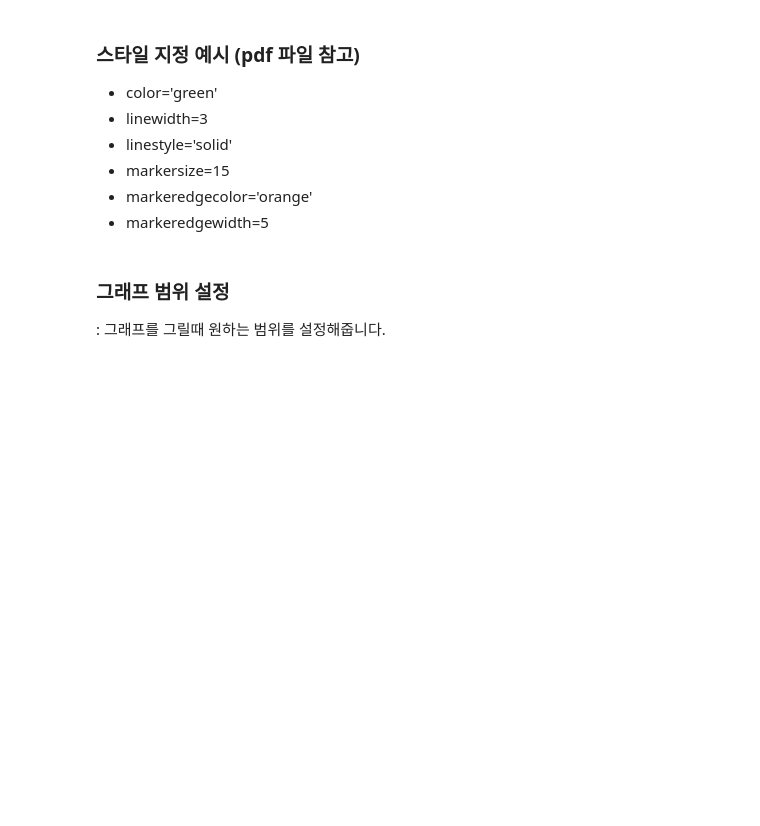
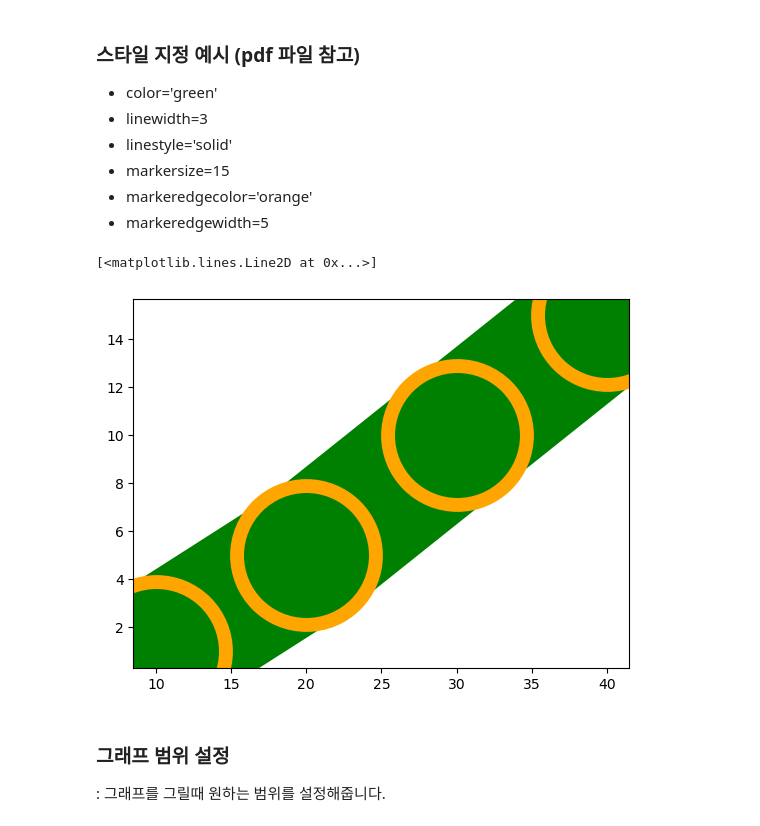
Before and after one commit to yeseuly/Python-palette, a Jupyter notebook: contents/3.1_plot_1.ipynb, the cells around one changed output. Cells and saved outputs as stored; diff of their text form; code cells hidden in the pictures; blank space fills up the shorter version.

```diff
--- a/contents/3.1_plot_1.ipynb
+++ b/contents/3.1_plot_1.ipynb
@@ -31,7 +51,13 @@ import matplotlib.pyplot as plt
 - markeredgecolor='orange'
 - markeredgewidth=5
 # %%
-# x = [10, 20, 30, 40] y = [1, 5, 10, 15]
+x = [10, 20, 30, 40]
+y = [1, 5, 10, 15]
+
+plt.plot(x, y, 'go-', linewidth=100, markersize=100, markeredgecolor='orange', markeredgewidth=10)
+# %% [output]
+[<matplotlib.lines.Line2D at 0x...>]
+[figure, added]
 # %% [markdown]
 ### 그래프 범위 설정
 
```
Also changed, not shown: parts of 7 cells of this notebook, 1 other file.
